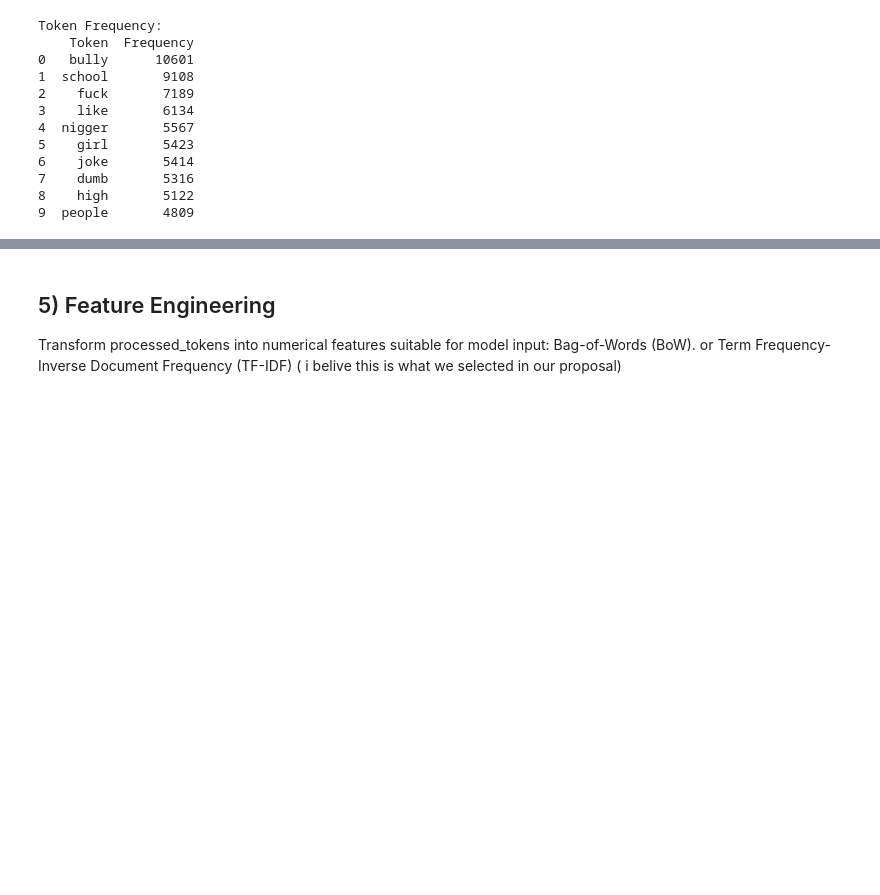
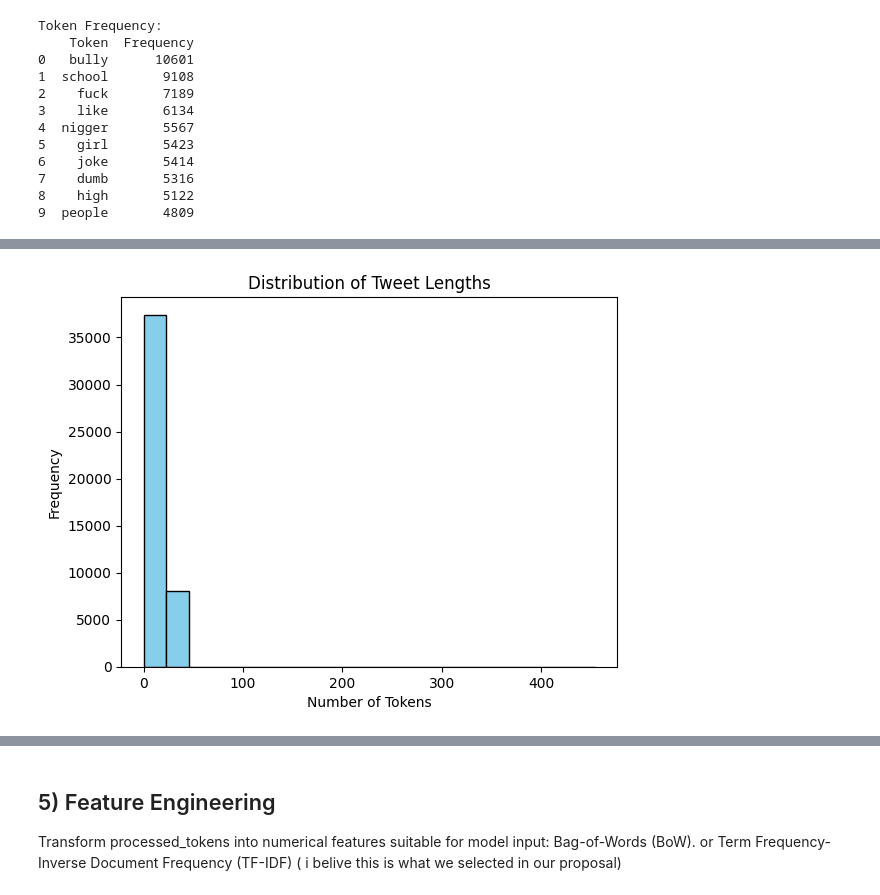
Before and after one commit to fmora22/cs412_project, a Jupyter notebook: cs412_project.ipynb, the cells around one changed output, grey strips where cells are left out. Saved outputs shown, nothing was run; the diff lists cells and outputs as text; code cells hidden in the pictures; blank space fills up the shorter version.

```diff
--- a/cs412_project.ipynb
+++ b/cs412_project.ipynb
@@ -242,0 +275,12 @@ Token Frequency:
+# %%
+# Compute tweet lengths
+df['tweet_length'] = df['processed_tokens'].apply(len)
+
+# Plot histogram of tweet lengths
+plt.hist(df['tweet_length'], bins=20, color='skyblue', edgecolor='black')
+plt.title("Distribution of Tweet Lengths")
+plt.xlabel("Number of Tokens")
+plt.ylabel("Frequency")
+plt.show()
+# %% [output]
+[figure, added]
```
Also changed, not shown: parts of 3 cells of this notebook.
